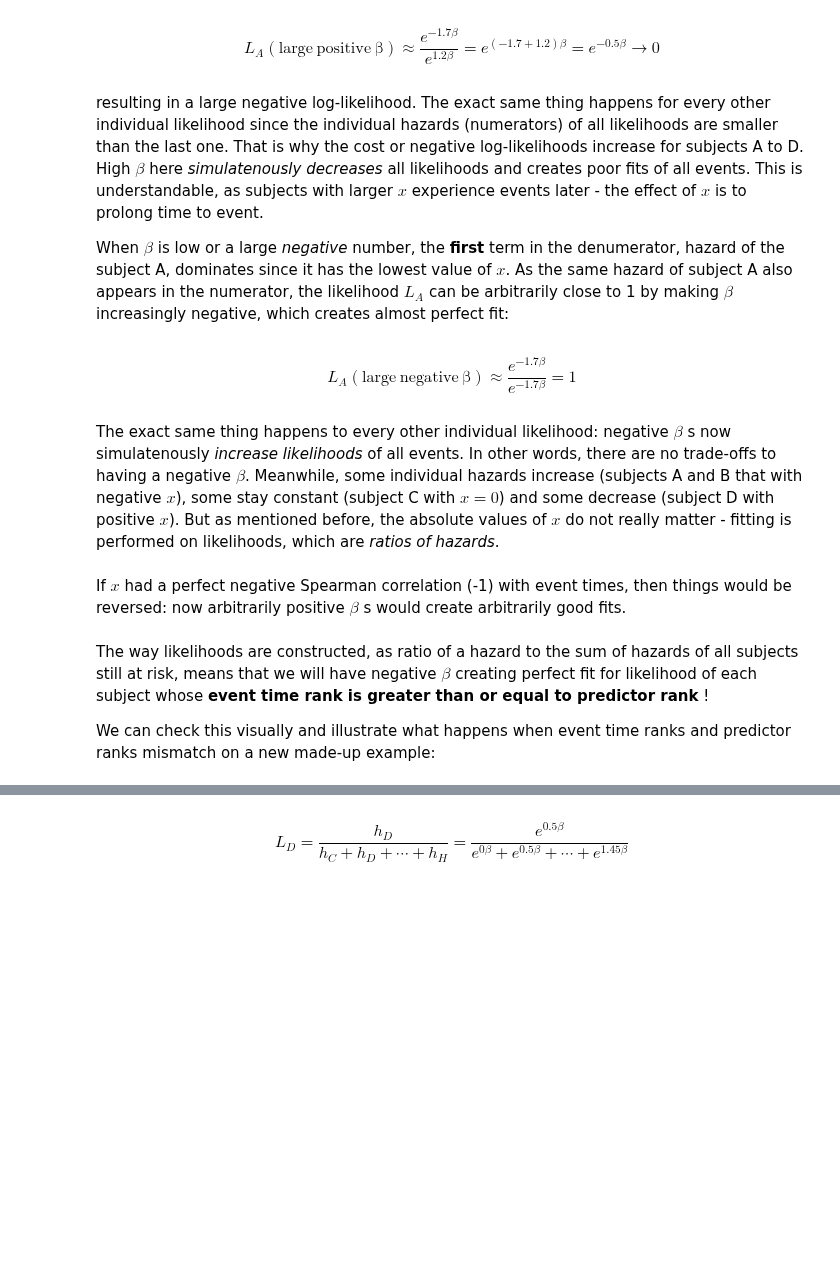
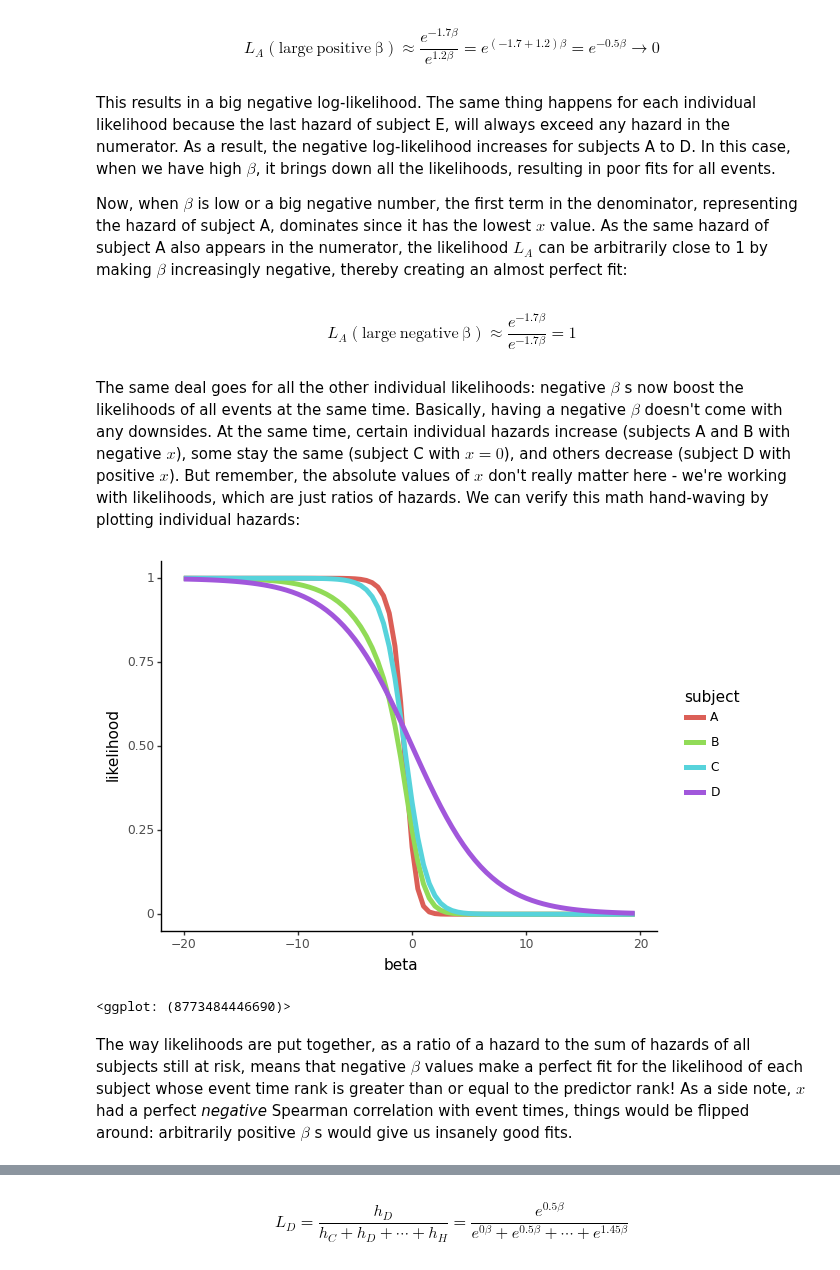
Before and after one commit to igor-sb/blog, a Jupyter notebook: posts/cox_perfect.ipynb, the cells around one changed output, grey strips where cells are left out. Cells and saved outputs as stored; diff of their text form; code cells hidden in the pictures; blank space fills up the shorter version.

```diff
--- a/posts/cox_perfect.ipynb
+++ b/posts/cox_perfect.ipynb
@@ -90,16 +88,40 @@ When $\beta$ is high or a large _positive_ number, the **last** term in the denu
 # %% [markdown]
 $$L_A (\mathrm{large\ positive\ \beta}) \approx \frac{e^{-1.7\beta}}{e^{1.2\beta}} = e^{(-1.7 + 1.2)\beta} = e^{-0.5\beta} \rightarrow 0$$
 # %% [markdown]
-resulting in a large negative log-likelihood. The exact same thing happens for every other individual likelihood since the individual hazards (numerators) of all likelihoods are smaller than the last one. That is why the cost or negative log-likelihoods increase for subjects A to D. High $\beta$ here _simulatenously decreases_ all likelihoods and creates poor fits of all events. This is understandable, as subjects with larger $x$ experience events later - the effect of $x$ is to prolong time to event.
+This results in a big negative log-likelihood. The same thing happens for each individual likelihood because the last hazard of subject E, will always exceed any hazard in the numerator. As a result, the negative log-likelihood increases for subjects A to D. In this case, when we have high $\beta$, it brings down all the likelihoods, resulting in poor fits for all events.
 
-When $\beta$ is low or a large _negative_ number, the **first** term in the denumerator, hazard of the subject A, dominates since it has the lowest value of $x$. As the same hazard of subject A also appears in the numerator, the likelihood $L_A$ can be arbitrarily close to 1 by making $\beta$ increasingly negative, which creates almost perfect fit:
+Now, when $\beta$ is low or a big negative number, the first term in the denominator, representing the hazard of subject A, dominates since it has the lowest $x$ value. As the same hazard of subject A also appears in the numerator, the likelihood $L_A$ can be arbitrarily close to 1 by making $\beta$ increasingly negative, thereby creating an almost perfect fit:
 # %% [markdown]
 $$L_A (\mathrm{large\ negative\ \beta}) \approx \frac{e^{-1.7\beta}}{e^{-1.7\beta}} = 1$$
 # %% [markdown]
-The exact same thing happens to every other individual likelihood: negative $\beta$ s now simulatenously _increase likelihoods_ of all events. In other words, there are no trade-offs to having a negative $\beta$. Meanwhile, some individual hazards increase (subjects A and B that with negative $x$), some stay constant (subject C with $x = 0$) and some decrease (subject D with positive $x$). But as mentioned before, the absolute values of $x$ do not really matter - fitting is performed on likelihoods, which are _ratios of hazards_.
+The same deal goes for all the other individual likelihoods: negative $\beta$ s now boost the likelihoods of all events at the same time. Basically, having a negative $\beta$ doesn't come with any downsides. At the same time, certain individual hazards increase (subjects A and B with negative $x$), some stay the same (subject C with $x = 0$), and others decrease (subject D with positive $x$). But remember, the absolute values of $x$ don't really matter here - we're working with likelihoods, which are just ratios of hazards. We can verify this math hand-waving by plotting individual hazards:
-# %% [markdown]
-If $x$ had a perfect negative Spearman correlation (-1) with event times, then things would be reversed: now arbitrarily positive $\beta$ s would create arbitrarily good fits.
+# %%
+def plot_likelihoods(df, ylim=[-20, 20]):
+    betas = np.arange(ylim[0], ylim[1], 0.5)
+    subjects = df.query("event == 1")['subject'].tolist()
+    likelihoods_per_subject = []
+    for subject in subjects:
+        likelihoods = [
+            np.exp(log_likelihood(df, subject, beta))
+            for beta in betas
+        ]
+        likelihoods_per_subject.append(
+            pd.DataFrame({
+                'beta': betas,
+                'likelihood': likelihoods,
+                'subject': [subject] * len(betas),
+            })
+        )
+    lik_df = pd.concat(likelihoods_per_subject)
+    return (
+        p9.ggplot(lik_df, p9.aes('beta', 'likelihood', color='subject'))
+        + p9.geom_line(size=2)
+        + p9.theme_classic()
+    )
+
+plot_likelihoods(perfect_df)
+# %% [output]
+[figure, added]
+<ggplot: (8773484446690)>
 # %% [markdown]
-The way likelihoods are constructed, as ratio of a hazard to the sum of hazards of all subjects still at risk, means that we will have negative $\beta$ creating perfect fit for likelihood of each subject whose **event time rank is greater than or equal to predictor rank** !
-
-We can check this visually and illustrate what happens when event time ranks and predictor ranks mismatch on a new made-up example:
+The way likelihoods are put together, as a ratio of a hazard to the sum of hazards of all subjects still at risk, means that negative $\beta$ values make a perfect fit for the likelihood of each subject whose event time rank is greater than or equal to the predictor rank! As a side note, $x$ had a perfect _negative_ Spearman correlation with event times, things would be flipped around: arbitrarily positive $\beta$ s would give us insanely good fits.
```
Also changed, not shown: parts of 18 cells of this notebook, 1 other file.
